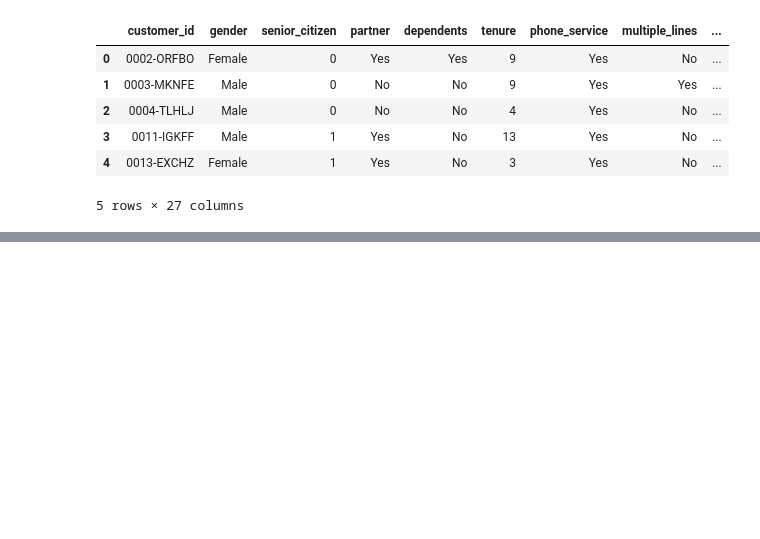
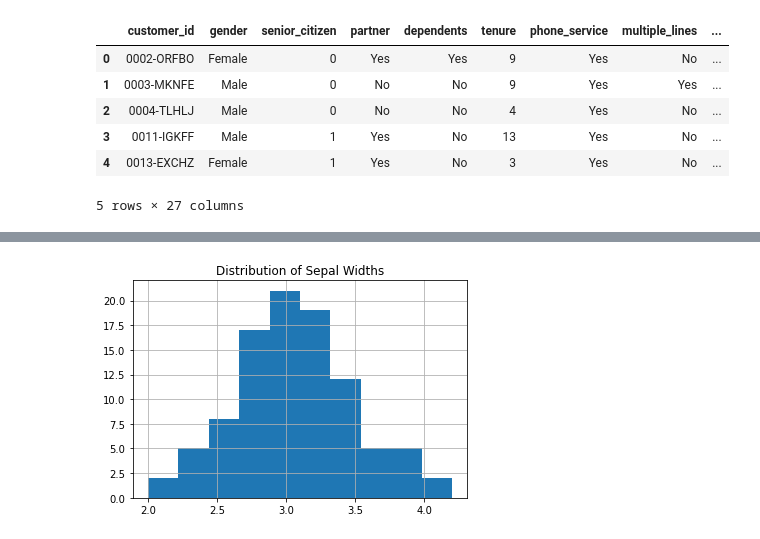
Before and after one commit to greg-maggard/classification_exercises, a Jupyter notebook: classification_exercises.ipynb, the cells around one changed output, grey strips where cells are left out. Saved outputs shown, nothing was run; the diff lists cells and outputs as text; code cells hidden in the pictures; blank space fills up the shorter version.

```diff
--- a/classification_exercises.ipynb
+++ b/classification_exercises.ipynb
@@ -511,0 +610,6 @@ telco_df.head()
+# %%
+plt.title('Distribution of Sepal Widths')
+train.sepal_width.hist()
+plt.show()
+# %% [output]
+[figure, added]
```
Also changed, not shown: parts of 58 cells of this notebook, 3 other files.
